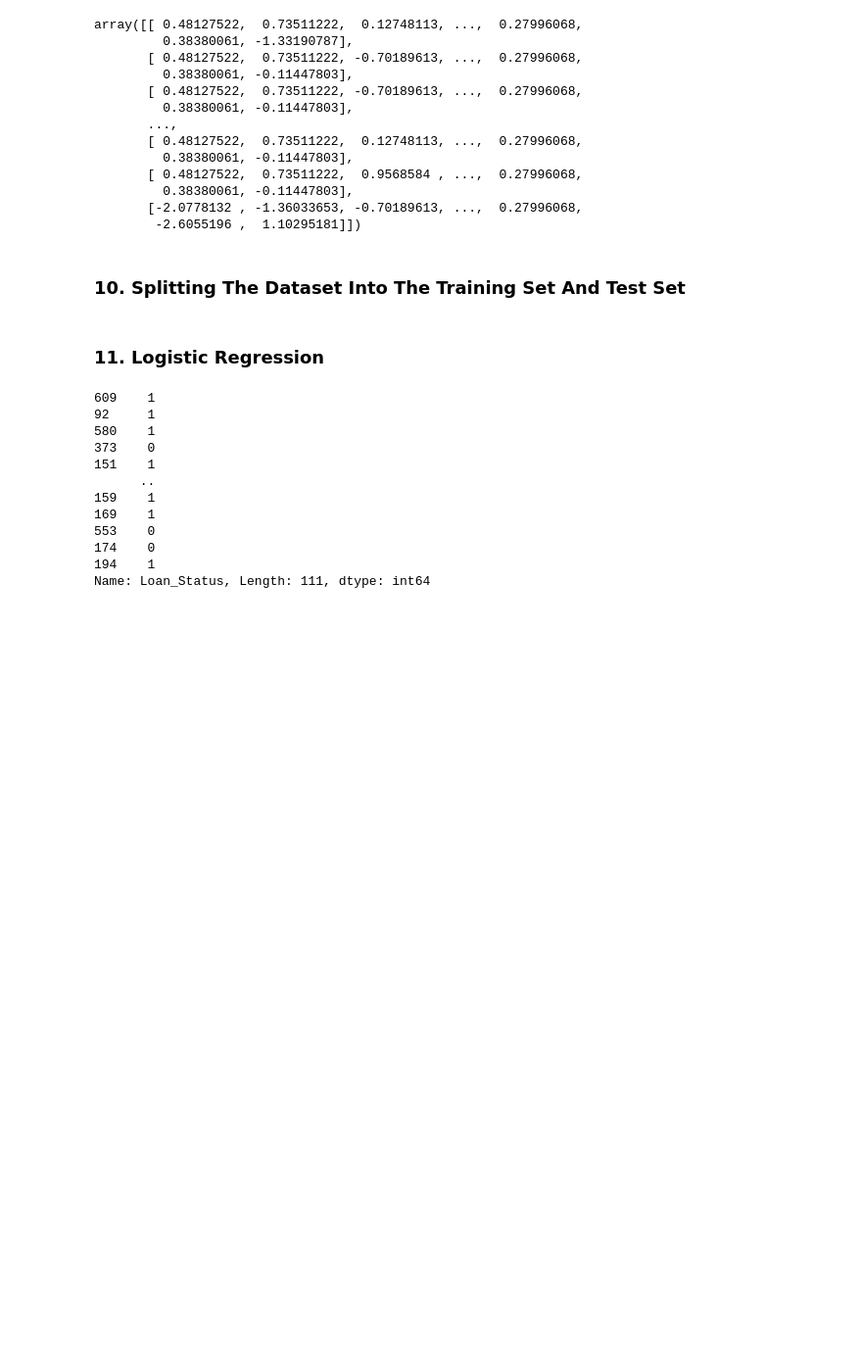
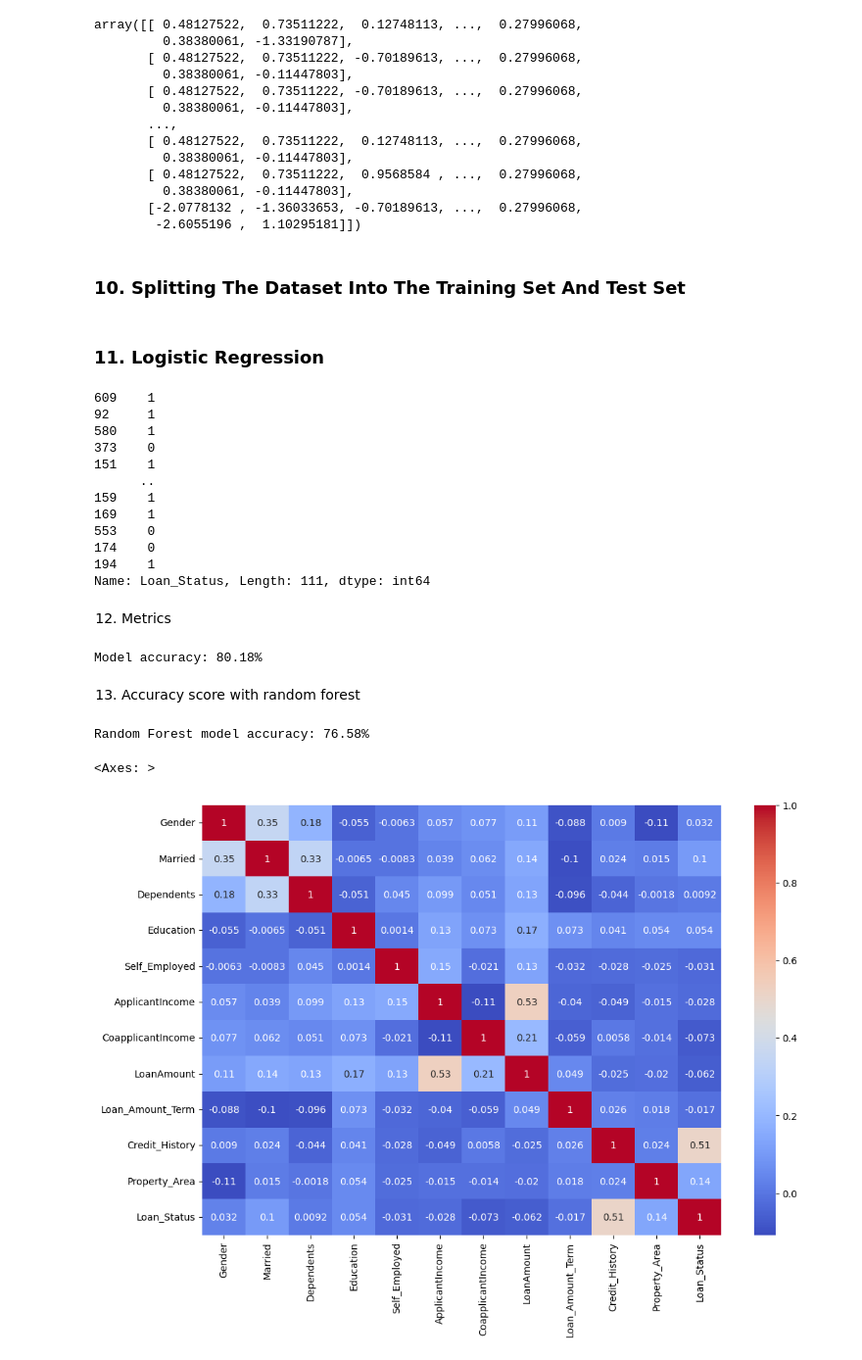
Before and after one commit to gemmaporrill1/database-design, a Jupyter notebook: loan_status_question.ipynb, the cells around one changed output. Shown at 98% size. Saved outputs shown, nothing was run; the diff lists cells and outputs as text; code cells hidden in the pictures; blank space fills up the shorter version.

```diff
--- a/loan_status_question.ipynb
+++ b/loan_status_question.ipynb
@@ -360,3 +360,13 @@ y_test
 174    0
 194    1
 Name: Loan_Status, Length: 111, dtype: int64
+# %% [markdown]
+12. Metrics
+# %%
+from sklearn.metrics import accuracy_score
+accuracy = accuracy_score(y_test, predict)
+print(f"Model accuracy: {accuracy:.2%}")
+# %% [output]
+Model accuracy: 80.18%
+# %% [markdown]
+13. Accuracy score with random forest
@@ -362,0 +380,16 @@ Name: Loan_Status, Length: 111, dtype: int64
+# %%
+from sklearn.metrics import accuracy_score
+accuracy = accuracy_score(y_test, y_pred)
+print(f"Random Forest model accuracy: {accuracy:.2%}")
+# %% [output]
+Random Forest model accuracy: 76.58%
+# %%
+correlation_matrix = loan_df.corr()
+
+import matplotlib.pyplot as plt
+
+plt.figure(figsize=(12,8))
+sns.heatmap(correlation_matrix, annot=True, cmap='coolwarm')
+# %% [output]
+<Axes: >
+[figure, added]
```
Also changed, not shown: parts of 3 cells of this notebook, 2 other files.
